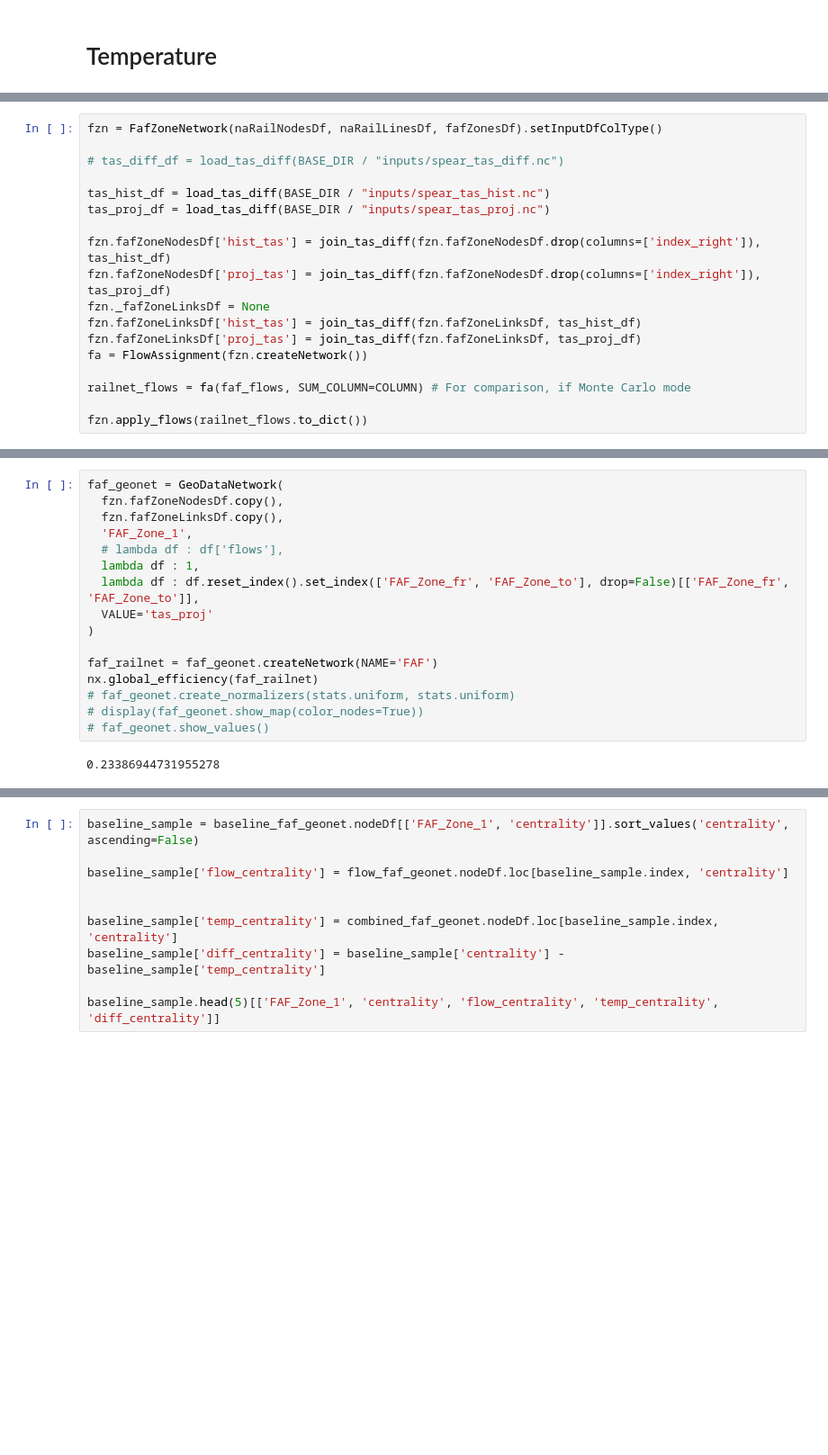
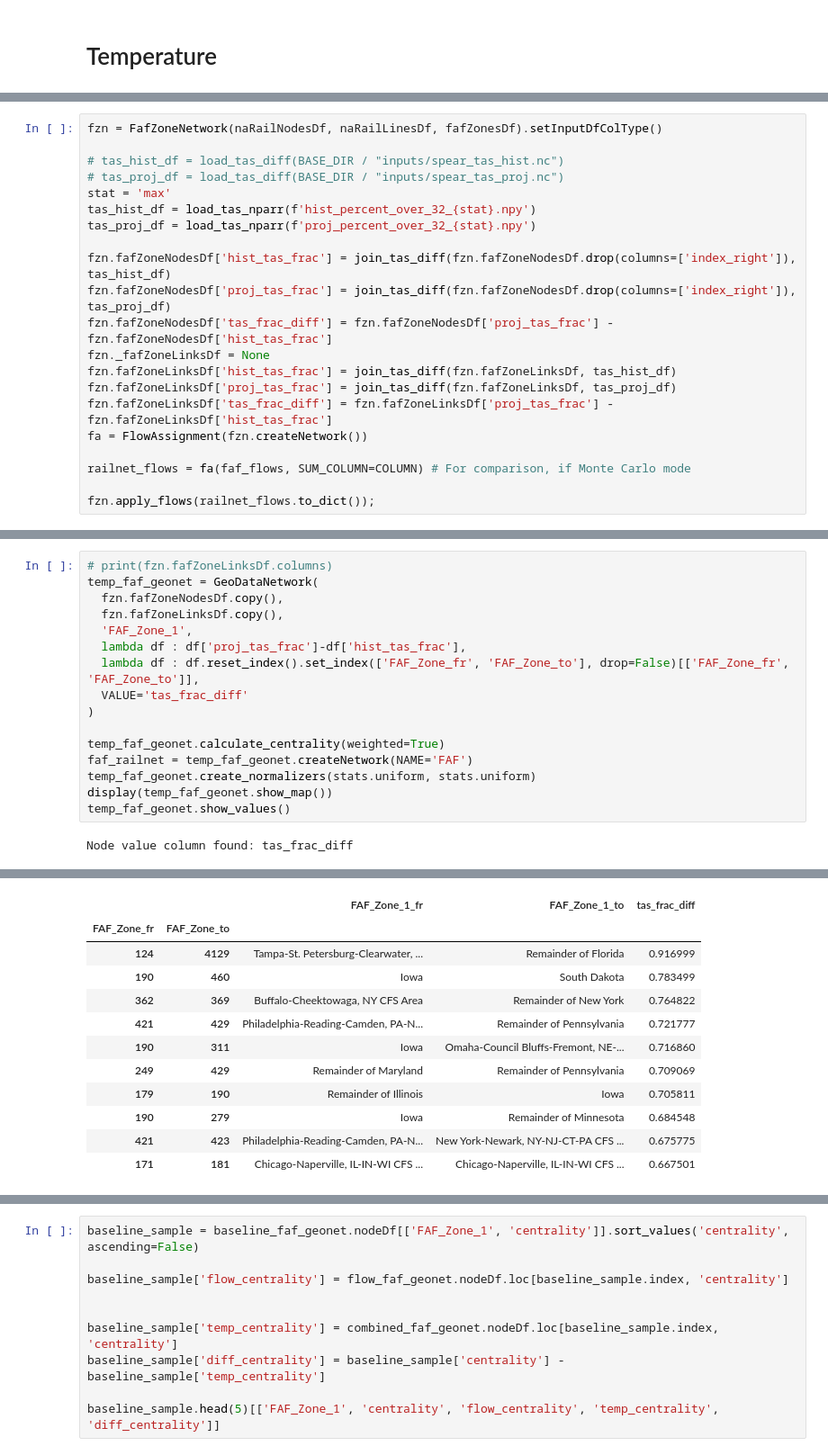
Before and after one commit to UMD-CTSM/network_flow_assignment, a Jupyter notebook: src/faf_sim.ipynb, the cells around one changed output, grey strips where cells are left out. Shown at 90% size. Drawn from its saved outputs; the diff is of its cells as text; blank space fills up the shorter version.

```diff
--- a/src/faf_sim.ipynb
+++ b/src/faf_sim.ipynb
@@ -252,18 +361,21 @@ nx.global_efficiency(faf_railnet)
 # %%
 fzn = FafZoneNetwork(naRailNodesDf, naRailLinesDf, fafZonesDf).setInputDfColType()
 
-# tas_diff_df = load_tas_diff(BASE_DIR / "inputs/spear_tas_diff.nc")
+# tas_hist_df = load_tas_diff(BASE_DIR / "inputs/spear_tas_hist.nc")
+# tas_proj_df = load_tas_diff(BASE_DIR / "inputs/spear_tas_proj.nc")
+stat = 'max'
+tas_hist_df = load_tas_nparr(f'hist_percent_over_32_{stat}.npy')
+tas_proj_df = load_tas_nparr(f'proj_percent_over_32_{stat}.npy')
 
-tas_hist_df = load_tas_diff(BASE_DIR / "inputs/spear_tas_hist.nc")
-tas_proj_df = load_tas_diff(BASE_DIR / "inputs/spear_tas_proj.nc")
-
-fzn.fafZoneNodesDf['hist_tas'] = join_tas_diff(fzn.fafZoneNodesDf.drop(columns=['index_right']), tas_hist_df)
-fzn.fafZoneNodesDf['proj_tas'] = join_tas_diff(fzn.fafZoneNodesDf.drop(columns=['index_right']), tas_proj_df)
+fzn.fafZoneNodesDf['hist_tas_frac'] = join_tas_diff(fzn.fafZoneNodesDf.drop(columns=['index_right']), tas_hist_df)
+fzn.fafZoneNodesDf['proj_tas_frac'] = join_tas_diff(fzn.fafZoneNodesDf.drop(columns=['index_right']), tas_proj_df)
+fzn.fafZoneNodesDf['tas_frac_diff'] = fzn.fafZoneNodesDf['proj_tas_frac'] - fzn.fafZoneNodesDf['hist_tas_frac']
 fzn._fafZoneLinksDf = None
-fzn.fafZoneLinksDf['hist_tas'] = join_tas_diff(fzn.fafZoneLinksDf, tas_hist_df)
-fzn.fafZoneLinksDf['proj_tas'] = join_tas_diff(fzn.fafZoneLinksDf, tas_proj_df)
+fzn.fafZoneLinksDf['hist_tas_frac'] = join_tas_diff(fzn.fafZoneLinksDf, tas_hist_df)
+fzn.fafZoneLinksDf['proj_tas_frac'] = join_tas_diff(fzn.fafZoneLinksDf, tas_proj_df)
+fzn.fafZoneLinksDf['tas_frac_diff'] = fzn.fafZoneLinksDf['proj_tas_frac'] - fzn.fafZoneLinksDf['hist_tas_frac']
 fa = FlowAssignment(fzn.createNetwork())
 
 railnet_flows = fa(faf_flows, SUM_COLUMN=COLUMN) # For comparison, if Monte Carlo mode
 
-fzn.apply_flows(railnet_flows.to_dict())
+fzn.apply_flows(railnet_flows.to_dict());
@@ -285,18 +418,18 @@ fzn.apply_flows(railnet_flows.to_dict())
 # %%
-faf_geonet = GeoDataNetwork(
+# print(fzn.fafZoneLinksDf.columns)
+temp_faf_geonet = GeoDataNetwork(
   fzn.fafZoneNodesDf.copy(),
   fzn.fafZoneLinksDf.copy(),
   'FAF_Zone_1',
-  # lambda df : df['flows'],
-  lambda df : 1,
+  lambda df : df['proj_tas_frac']-df['hist_tas_frac'],
   lambda df : df.reset_index().set_index(['FAF_Zone_fr', 'FAF_Zone_to'], drop=False)[['FAF_Zone_fr', 'FAF_Zone_to']],
-  VALUE='tas_proj'
+  VALUE='tas_frac_diff'
 )
 
-faf_railnet = faf_geonet.createNetwork(NAME='FAF')
-nx.global_efficiency(faf_railnet)
-# faf_geonet.create_normalizers(stats.uniform, stats.uniform)
-# display(faf_geonet.show_map(color_nodes=True))
-# faf_geonet.show_values()
+temp_faf_geonet.calculate_centrality(weighted=True)
+faf_railnet = temp_faf_geonet.createNetwork(NAME='FAF')
+temp_faf_geonet.create_normalizers(stats.uniform, stats.uniform)
+display(temp_faf_geonet.show_map())
+temp_faf_geonet.show_values()
 # %% [output]
-0.23386944731955278
+Node value column found: tas_frac_diff
@@ -303 +449,13 @@ nx.global_efficiency(faf_railnet)
+|  |  | FAF_Zone_1_fr | FAF_Zone_1_to | tas_frac_diff |
+| FAF_Zone_fr | FAF_Zone_to |  |  |  |
+| 124 | 4129 | Tampa-St. Petersburg-Clearwater, ... | Remainder of Florida | 0.916999 |
+| 190 | 460 | Iowa | South Dakota | 0.783499 |
+| 362 | 369 | Buffalo-Cheektowaga, NY CFS Area | Remainder of New York | 0.764822 |
+| 421 | 429 | Philadelphia-Reading-Camden, PA-N... | Remainder of Pennsylvania | 0.721777 |
+| 190 | 311 | Iowa | Omaha-Council Bluffs-Fremont, NE-... | 0.716860 |
+| 249 | 429 | Remainder of Maryland | Remainder of Pennsylvania | 0.709069 |
+| 179 | 190 | Remainder of Illinois | Iowa | 0.705811 |
+| 190 | 279 | Iowa | Remainder of Minnesota | 0.684548 |
+| 421 | 423 | Philadelphia-Reading-Camden, PA-N... | New York-Newark, NY-NJ-CT-PA CFS ... | 0.675775 |
+| 171 | 181 | Chicago-Naperville, IL-IN-WI CFS ... | Chicago-Naperville, IL-IN-WI CFS ... | 0.667501 |
 # %%
```
Also changed, not shown: parts of 19 cells of this notebook, 22 other files.
